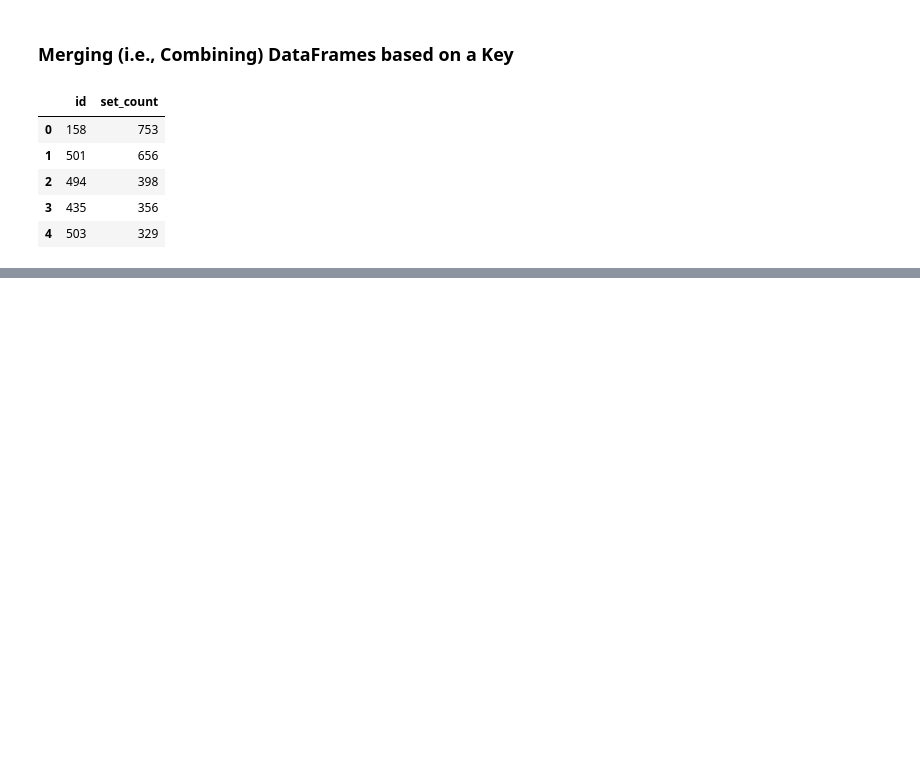
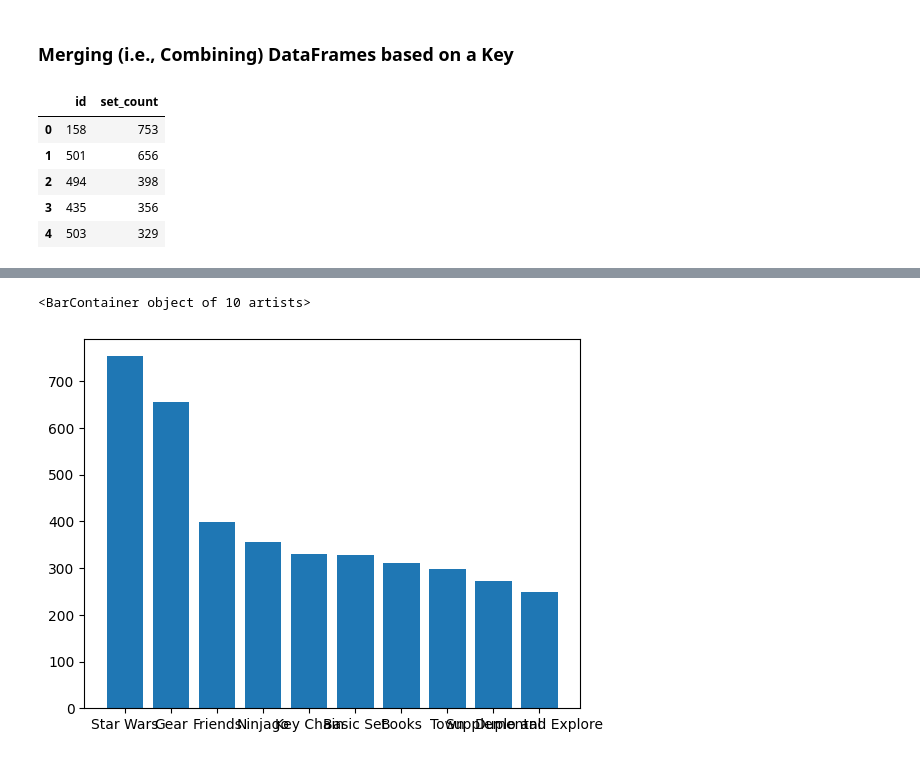
Before and after one commit to armkaviani/PythonBootcamp, a Jupyter notebook: Analyse_LEGO_Dataset_Pandas/Lego_Analysis_for_Course_(start).ipynb, the cells around one changed output, grey strips where cells are left out. Saved outputs shown, nothing was run; the diff lists cells and outputs as text; code cells hidden in the pictures; blank space fills up the shorter version.

Commit message:
Create a Bar chart.
Signed-off-by: Armaghan Kaviani <armaghankaviani@yahoo.com>

```diff
--- a/Analyse_LEGO_Dataset_Pandas/Lego_Analysis_for_Course_(start).ipynb
+++ b/Analyse_LEGO_Dataset_Pandas/Lego_Analysis_for_Course_(start).ipynb
@@ -318,0 +324,5 @@ merged_df[:3]
+# %%
+plt.bar(merged_df.name[:10], merged_df.set_count[:10])
+# %% [output]
+<BarContainer object of 10 artists>
+[figure, added]
```
Also changed, not shown: parts of 1 cell of this notebook.
